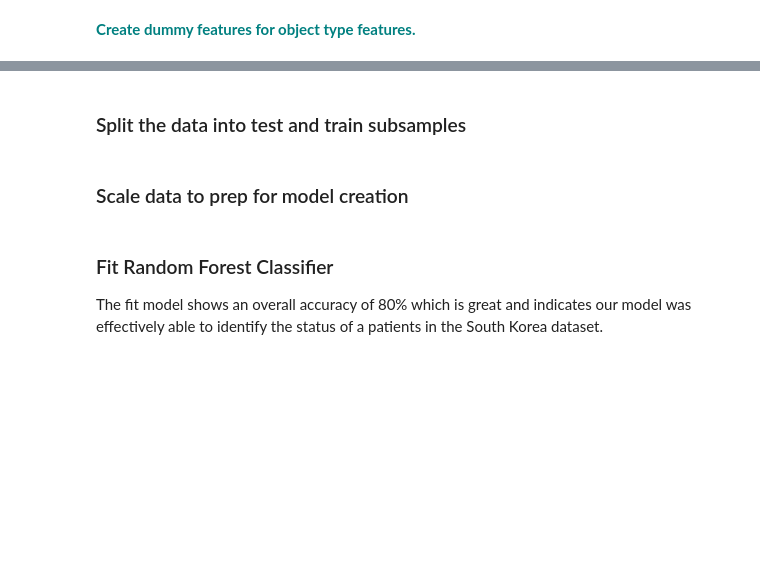
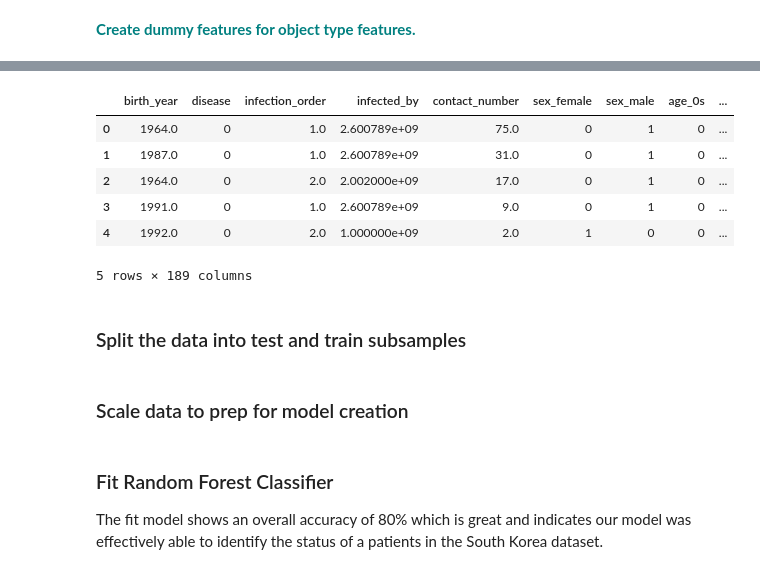
Before and after one commit to DelinM/DataScience_RandomForest, a Jupyter notebook: RandomForest_casestudy_covid19.ipynb, the cells around one changed output, grey strips where cells are left out. Saved outputs shown, nothing was run; the diff lists cells and outputs as text; code cells hidden in the pictures; blank space fills up the shorter version.

```diff
--- a/RandomForest_casestudy_covid19.ipynb
+++ b/RandomForest_casestudy_covid19.ipynb
@@ -385,2 +414,14 @@ vn
 # %% [markdown]
 **<font color='teal'> Plot the boxplots to check for outliers. </font>**
+# %%
+cols = ['global_num', 'birth_year', 'disease', 'infection_order', 'infected_by', 'contact_number']
+
+for col in cols:
+    df[col] = pd.to_numeric(df[col])
+
+df.info()
+
+cor = df.corr()
+
+plt.subplots(figsize=(12,10))
+sns.heatmap(cor)
@@ -389,3 +479,16 @@ vn
+# %%
+X = df.drop(['patient_id', 'state', 'global_num'], axis = 1)
+X = pd.get_dummies(X)
+X.shape
+X.head()
+# %% [output]
+|  | birth_year | disease | infection_order | infected_by | contact_number | sex_female | sex_male | age_0s | ... |
+| 0 | 1964.0 | 0 | 1.0 | 2.600789e+09 | 75.0 | 0 | 1 | 0 | ... |
+| 1 | 1987.0 | 0 | 1.0 | 2.600789e+09 | 31.0 | 0 | 1 | 0 | ... |
+| 2 | 1964.0 | 0 | 2.0 | 2.002000e+09 | 17.0 | 0 | 1 | 0 | ... |
+| 3 | 1991.0 | 0 | 1.0 | 2.600789e+09 | 9.0 | 0 | 1 | 0 | ... |
+| 4 | 1992.0 | 0 | 2.0 | 1.000000e+09 | 2.0 | 1 | 0 | 0 | ... |
+5 rows × 189 columns
 # %% [markdown]
 ### Split the data into test and train subsamples
 # %%
```
Also changed, not shown: parts of 10 cells of this notebook.
